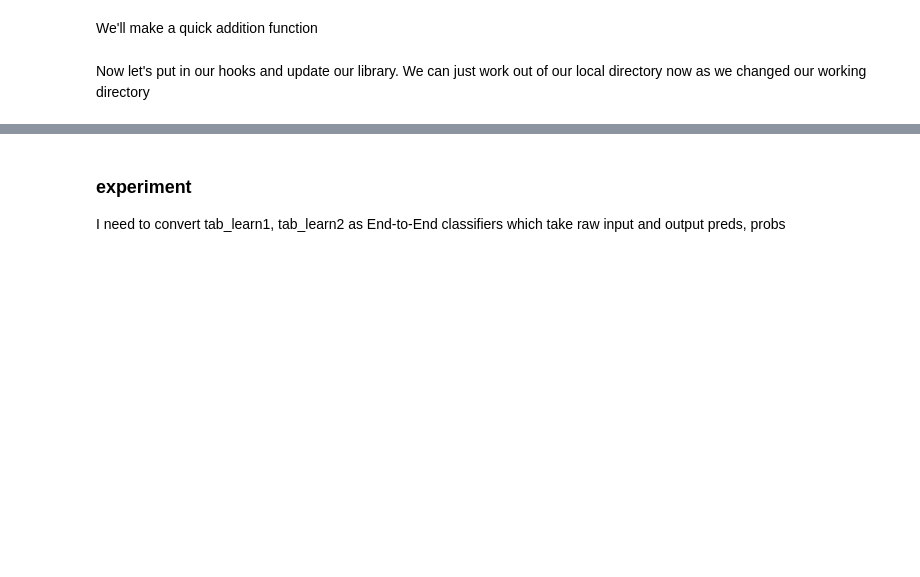
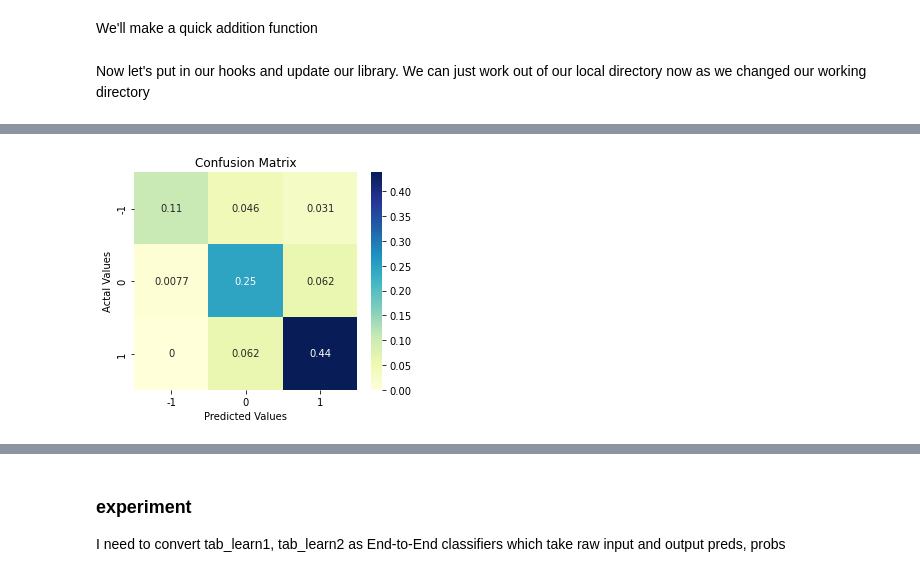
Before and after one commit to wjlgatech/fastai_multimodal, a Jupyter notebook: nbs/fastai_multimodal.ipynb, the cells around one changed output, grey strips where cells are left out. Cells and saved outputs as stored; diff of their text form; code cells hidden in the pictures; blank space fills up the shorter version.

```diff
--- a/nbs/fastai_multimodal.ipynb
+++ b/nbs/fastai_multimodal.ipynb
@@ -987,0 +384,4 @@ def plot_docs_sim(label_doc_dic, doc_embeddings, flag_norm_corr=True):
+# %%
+# determine cnt, cat, txt, img columns and define global variables
+txt_cols, cnt_cols, cat_cols, (int_cat_cols, str_cat_cols), img_cols= cnt_cat_txt_img_split(df=df, cnt_card=20, excluded_cols = [label_col], txt_card=0.1)
+print(f'Given label_col={label_col}\n=======  automatically identify \n cnt_cols={cnt_cols}\n cat_cols={cat_cols},\n img_cols={img_cols}, \n txt_cols={txt_cols} \n======= make sure that is what you expect!')
@@ -987,0 +1529,6 @@ def plot_docs_sim(label_doc_dic, doc_embeddings, flag_norm_corr=True):
+# %%
+# dls.vocab.o2i  to acess label names from predictions
+
+dls = multimodal_clf.tab_clf.dls
+label_name2num = {k: dls.vocab.o2i[k] for k in list(dls.vocab.o2i)}
+label_name2num
@@ -987,0 +1537,9 @@ def plot_docs_sim(label_doc_dic, doc_embeddings, flag_norm_corr=True):
+# %%
+#get samples of False Positive (df_fp) and False Negative (df_fn)
+y_true=y_test; y_pred=preds0; pos_val=2
+from sklearn.metrics import confusion_matrix
+y_test= test_df[label_col].map(label_name2num)
+df_ = pd.DataFrame(zip(y_true, y_pred), columns=['y_true', 'y_pred'], index=test_df.index)
+df__=pd.concat([df_, test_df],axis=1)
+df_FP = df__[df__['y_true']==pos_val and df__['y_pred']!=df__['y_true']]
+df_FP
@@ -987,0 +1557,67 @@ def plot_docs_sim(label_doc_dic, doc_embeddings, flag_norm_corr=True):
+# %%
+#export
+def get_performance_scores(y_true, y_prob, y_pred=None, label_name2num=None, normalize:str='all', **kwargs):
+    """a wrapper to show common performance scores of a ML model
+    Args:
+      y_true, y_prob, y_pred=None, label_name2num=None, **kwargs
+      normalize : {'true', 'pred', 'all'}, default=None Normalizes confusion matrix over the true (rows), predicted (columns) conditions or all the population. If None, confusion matrix will not be normalized.
+    Returns:
+      clf_report, cm_df, macro_roc_auc_ovo, weighted_roc_auc_ovo, macro_roc_auc_ovr, weighted_roc_auc_ovr
+
+    """
+    import seaborn as sns
+    from sklearn.metrics import roc_auc_score, classification_report
+    if y_pred is None:
+      y_pred = y_prob.argmax(axis=1)
+
+    # Creating  a confusion matrix,which compares the y_test and y_pred
+    cm = confusion_matrix(y_test, y_pred, normalize=normalize)
+
+    # Creating a dataframe for a array-formatted Confusion matrix,so it will be easy for plotting.
+    if label_name2num is not None:
+        label_vals = list(label_name2num.keys())
+    else:
+        label_vals = list(range(y_prob.shape[1]))
+    cm_df = pd.DataFrame(cm,
+                     index = label_vals,# e.g.  ['SETOSA','VERSICOLR','VIRGINICA']
+                     columns =label_vals)
+
+    #Plotting the confusion matrix
+    plt.figure(figsize=(5,4))
+    sns.heatmap(cm_df,  cmap="YlGnBu", annot=True)
+    plt.title('Confusion Matrix')
+    plt.ylabel('Actal Values')
+    plt.xlabel('Predicted Values')
+    plt.show()
+
+    # create classification report
+    clf_report = classification_report(y_true, y_pred, **kwargs)
+    print(f"=============classification report===============\n")
+    print(clf_report)
+    # make various kinds of roc_auc
+    macro_roc_auc_ovo = roc_auc_score(y_true, y_prob, multi_class="ovo", average="macro")
+
+    weighted_roc_auc_ovo = roc_auc_score(
+        y_test, y_prob, multi_class="ovo", average="weighted"
+    )
+
+    macro_roc_auc_ovr = roc_auc_score(y_true, y_prob, multi_class="ovr", average="macro")
+
+    weighted_roc_auc_ovr = roc_auc_score(
+        y_true, y_prob, multi_class="ovr", average="weighted"
+    )
+    print(
+        "One-vs-One ROC AUC scores:\n{:.6f} (macro),\n{:.6f} "
+        "(weighted by prevalence)".format(macro_roc_auc_ovo, weighted_roc_auc_ovo)
+    )
+    print(
+        "One-vs-Rest ROC AUC scores:\n{:.6f} (macro),\n{:.6f} "
+        "(weighted by prevalence)".format(macro_roc_auc_ovr, weighted_roc_auc_ovr)
+    )
+    return clf_report, cm_df, macro_roc_auc_ovo, weighted_roc_auc_ovo, macro_roc_auc_ovr, weighted_roc_auc_ovr
+
+print('============ ensembled method using embs ("middle concat")============\n')
+_ = get_performance_scores(y_true=y_test, y_prob=probs0, label_name2num= label_name2num)
+print('============ ensembled method using probs ("late concat")============\n')
+_ = get_performance_scores(y_true=y_test, y_prob=probs1, label_name2num= label_name2num)
+# %% [output]
@@ -987,0 +1625 @@ def plot_docs_sim(label_doc_dic, doc_embeddings, flag_norm_corr=True):
+[figure, added]
```
Also changed, not shown: parts of 291 cells of this notebook.
